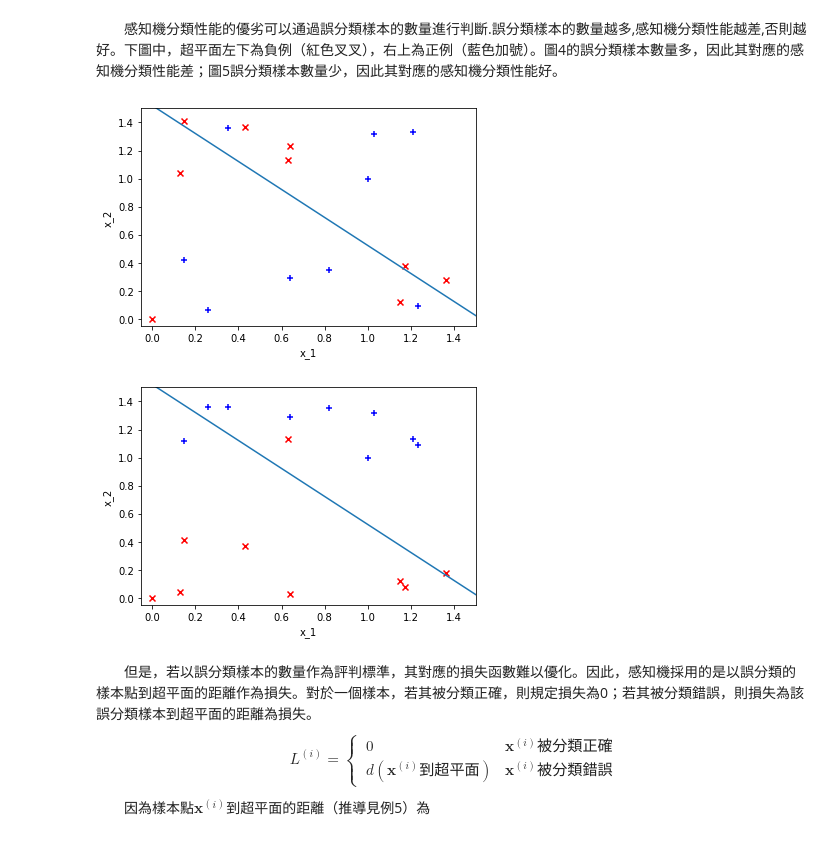
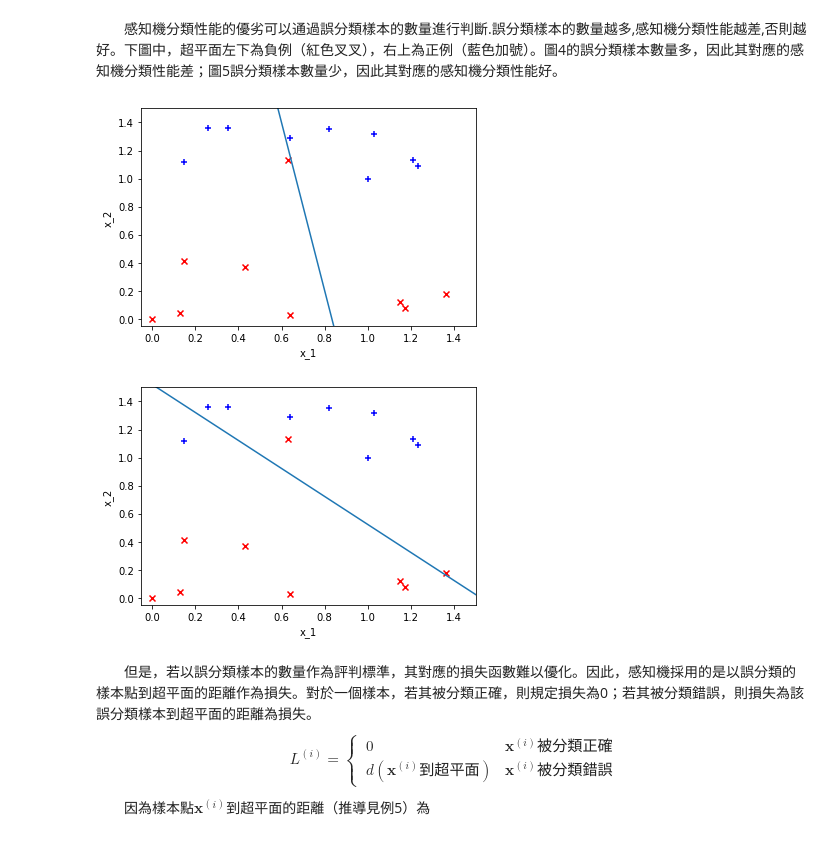
Before and after one commit to Chunngai/notes, a Jupyter notebook: machine learning/perceptron/perceptron.ipynb, the cells around one changed output. Drawn from its saved outputs; the diff is of its cells as text; code cells hidden in the pictures.

```diff
--- a/machine learning/perceptron/perceptron.ipynb
+++ b/machine learning/perceptron/perceptron.ipynb
@@ -163,24 +176,24 @@ plt.show()
 &emsp;&emsp;感知機分類性能的優劣可以通過誤分類樣本的數量進行判斷.誤分類樣本的數量越多,感知機分類性能越差,否則越好。下圖中，超平面左下為負例（紅色叉叉），右上為正例（藍色加號）。圖4的誤分類樣本數量多，因此其對應的感知機分類性能差；圖5誤分類樣本數量少，因此其對應的感知機分類性能好。
 # %%
 # 圖4
-plt.scatter([0, 0.15, 0.43, 0.64, 1.15, 1.36, 0.13, 1.17, 0.63], [0, 1.41, 1.37, 1.23, 0.12, 0.28, 1.04, 0.38, 1.13], c='r', marker='x')
-plt.scatter([1, 0.35, 0.82, 0.26, 0.64, 0.15, 1.23, 1.21, 1.03], [1, 1.36, 0.35, 0.06, 0.29, 0.42, 0.09, 1.33, 1.32], c='b', marker='+')
-plt.plot(x, y)
+plt.scatter([0, 0.15, 0.43, 0.64, 1.15, 1.36, 0.13, 1.17, 0.63], [0, 0.41, 0.37, 0.03, 0.12, 0.18, 0.04, 0.08, 1.13], c='r', marker='x')
+plt.scatter([1, 0.35, 0.82, 0.26, 0.64, 0.15, 1.23, 1.21, 1.03], [1, 1.36, 1.35, 1.36, 1.29, 1.12, 1.09, 1.13, 1.32], c='b', marker='+')
+plt.plot([i for i in range(3)], [-6 * i + 5 for i in range(3)])
 plt.axis([-0.05, 1.5, -0.05, 1.5])
 plt.xlabel("x_1")
 plt.ylabel("x_2")
 plt.show()
 
 # 圖5
 plt.scatter([0, 0.15, 0.43, 0.64, 1.15, 1.36, 0.13, 1.17, 0.63], [0, 0.41, 0.37, 0.03, 0.12, 0.18, 0.04, 0.08, 1.13], c='r', marker='x')
 plt.scatter([1, 0.35, 0.82, 0.26, 0.64, 0.15, 1.23, 1.21, 1.03], [1, 1.36, 1.35, 1.36, 1.29, 1.12, 1.09, 1.13, 1.32], c='b', marker='+')
 plt.plot(x, y)
 plt.axis([-0.05, 1.5, -0.05, 1.5])
 plt.xlabel("x_1")
 plt.ylabel("x_2")
 plt.show()
 # %% [output]
-[figure, old version]
+[figure, new version]
 [figure]
 # %% [markdown]
 &emsp;&emsp;但是，若以誤分類樣本的數量作為評判標準，其對應的損失函數難以優化。因此，感知機採用的是以誤分類的樣本點到超平面的距離作為損失。對於一個樣本，若其被分類正確，則規定損失為0；若其被分類錯誤，則損失為該誤分類樣本到超平面的距離為損失。
```
Also changed, not shown: parts of 15 cells of this notebook.
